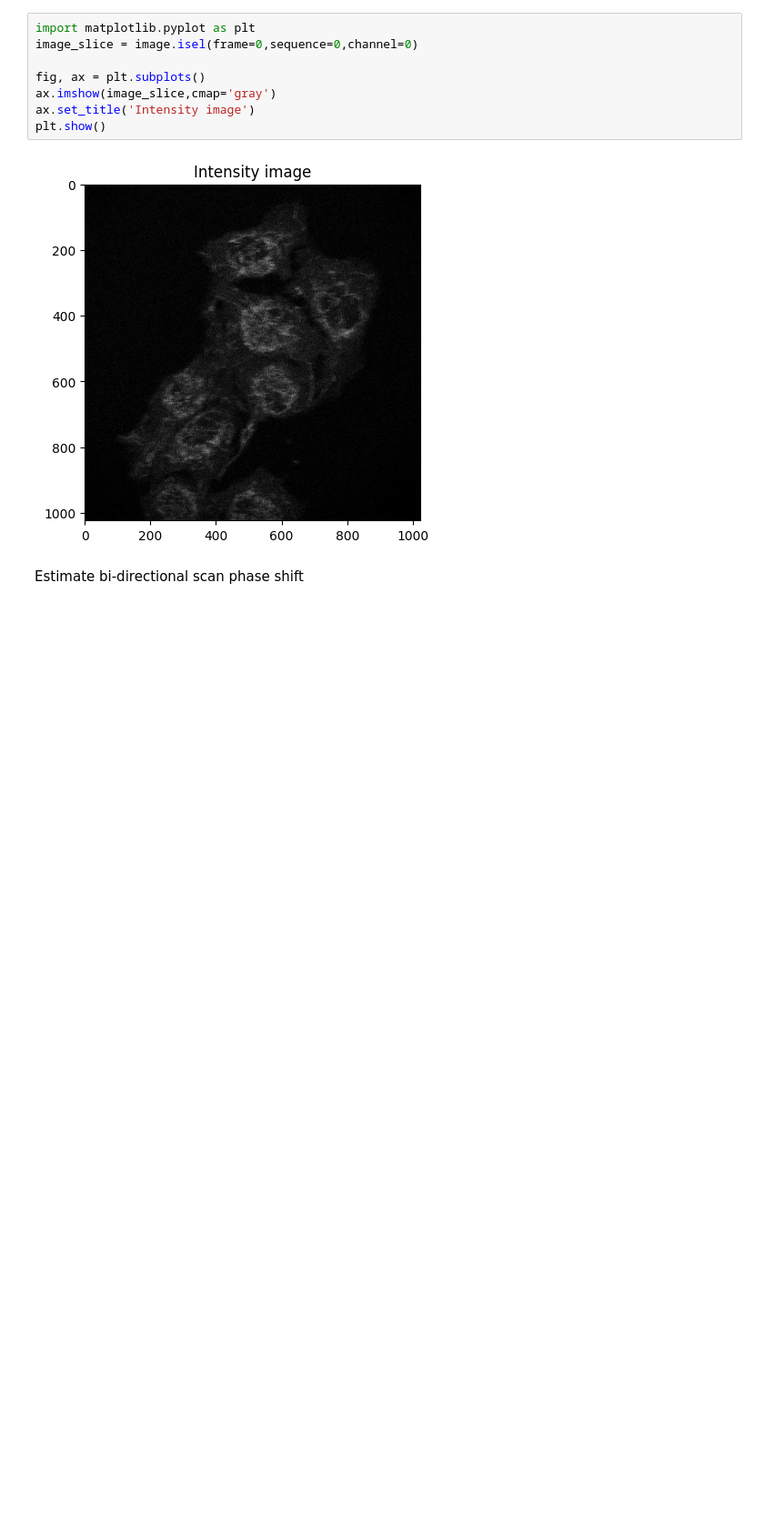
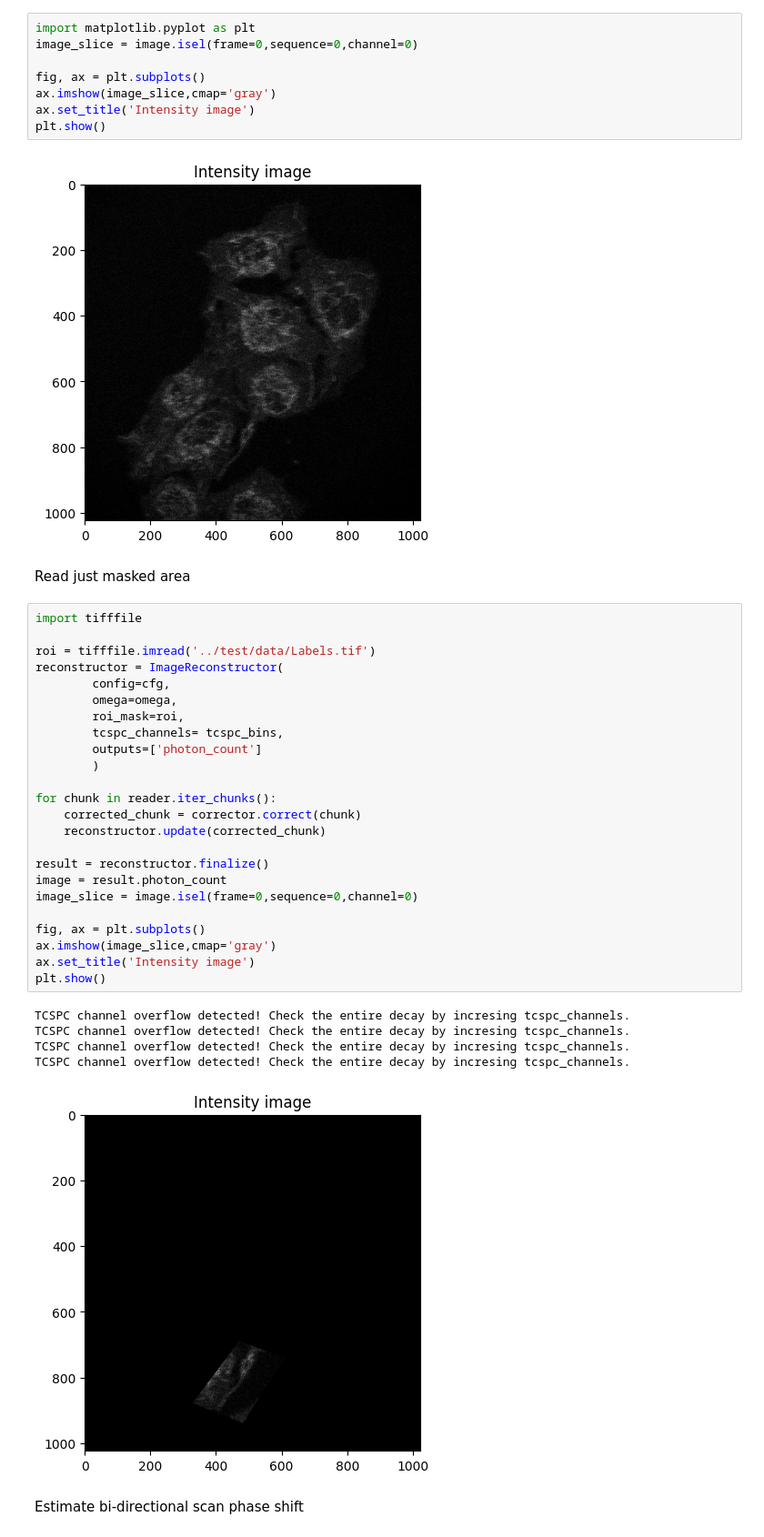
Before and after one commit to IMCF-Biocev/tttrkit, a Jupyter notebook: examples/image_reconstruction.ipynb, the cells around one changed output. Shown at 91% size. Cells and saved outputs as stored; diff of their text form; blank space fills up the shorter version.

Commit message:
Restored newest version of reconstructor

```diff
--- a/examples/image_reconstruction.ipynb
+++ b/examples/image_reconstruction.ipynb
@@ -116,6 +116,38 @@ ax.set_title('Intensity image')
 plt.show()
 # %% [output]
 [figure]
+# %% [markdown]
+Read just masked area
+# %%
+import tifffile
+
+roi = tifffile.imread('../test/data/Labels.tif')
+reconstructor = ImageReconstructor(
+        config=cfg,
+        omega=omega,
+        roi_mask=roi,
+        tcspc_channels= tcspc_bins,
+        outputs=['photon_count']
+        )
+
+for chunk in reader.iter_chunks():
+    corrected_chunk = corrector.correct(chunk)
+    reconstructor.update(corrected_chunk)
+
+result = reconstructor.finalize()
+image = result.photon_count
+image_slice = image.isel(frame=0,sequence=0,channel=0)
+
+fig, ax = plt.subplots()
+ax.imshow(image_slice,cmap='gray')
+ax.set_title('Intensity image')
+plt.show()
+# %% [output]
+TCSPC channel overflow detected! Check the entire decay by incresing tcspc_channels.
+TCSPC channel overflow detected! Check the entire decay by incresing tcspc_channels.
+TCSPC channel overflow detected! Check the entire decay by incresing tcspc_channels.
+TCSPC channel overflow detected! Check the entire decay by incresing tcspc_channels.
+[figure, added]
 # %% [markdown]
 Estimate bi-directional scan phase shift
 # %%
```
Also changed, not shown: parts of 7 cells of this notebook, 2 other files.
